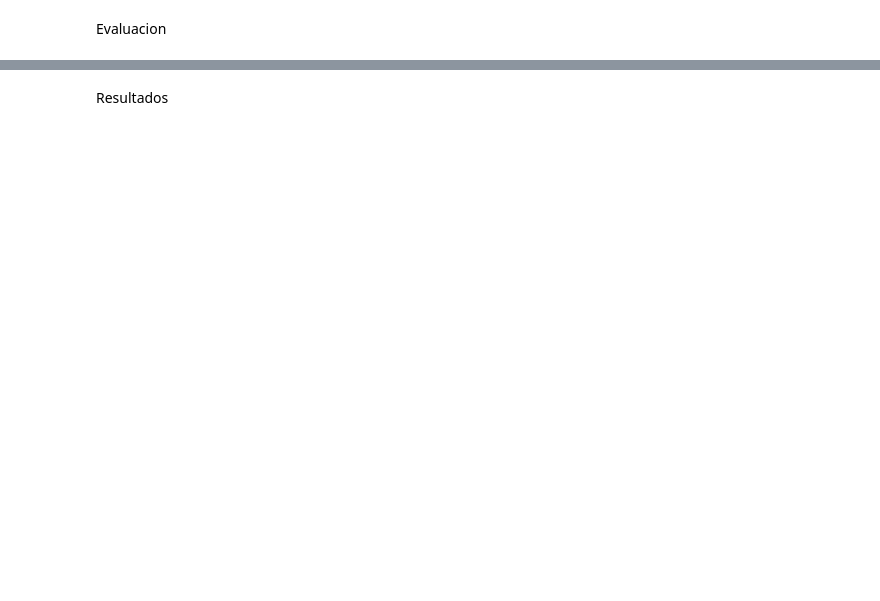
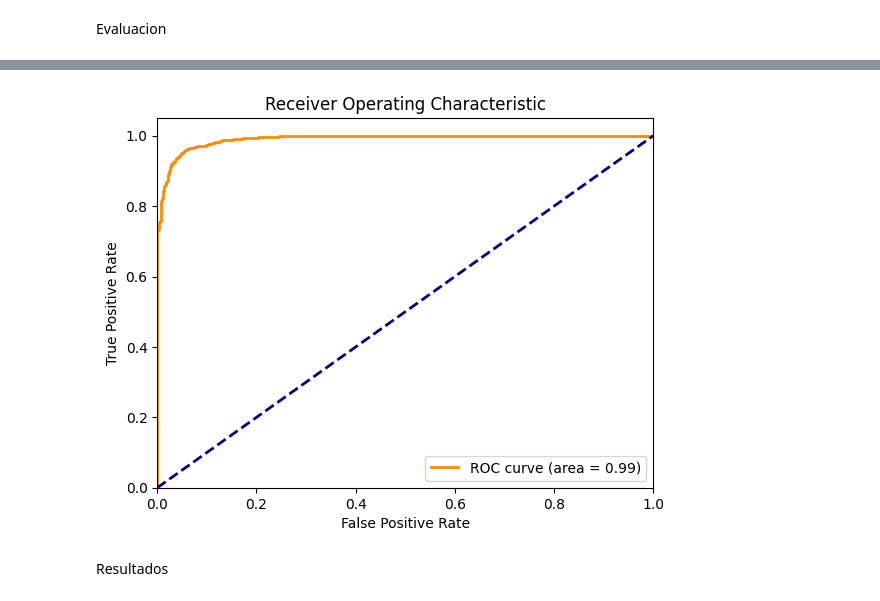
Before and after one commit to AndrikSJD/Lab5IA, a Jupyter notebook: Lab5AndrikRonald.ipynb, the cells around one changed output, grey strips where cells are left out. Drawn from its saved outputs; the diff is of its cells as text; code cells hidden in the pictures; blank space fills up the shorter version.

Commit message:
curva roc added

```diff
--- a/Lab5AndrikRonald.ipynb
+++ b/Lab5AndrikRonald.ipynb
@@ -194 +192,34 @@ Test Loss: 0.1465606838464737
 Test Accuracy: 0.9516556262969971
+# %%
+from sklearn.metrics import roc_curve, auc
+# Get the true labels and predicted probabilities for the test data
+true_labels = []
+predicted_probabilities = []
+
+for images, labels in val_ds:
+    true_labels.extend(labels.numpy())  # Agregar las etiquetas verdaderas a la lista
+    predicted_probabilities.extend(model.predict(images))  # Agregar las probabilidades predichas
+
+true_labels = np.array(true_labels)
+predicted_probabilities = np.array(predicted_probabilities)
+
+# Si las etiquetas son codificadas one-hot, convierte a la forma unidimensional
+if len(true_labels.shape) > 1:
+    true_labels = np.argmax(true_labels, axis=1)
+
+# Calcular la curva ROC
+fpr, tpr, thresholds = roc_curve(true_labels, predicted_probabilities[:, 1])  # Solo necesitas las probabilidades para la clase positiva
+roc_auc = auc(fpr, tpr)
+
+# Plotear la curva ROC
+plt.figure()
+plt.plot(fpr, tpr, color='darkorange', lw=2, label='ROC curve (area = %0.2f)' % roc_auc)
+plt.plot([0, 1], [0, 1], color='navy', lw=2, linestyle='--')
+plt.xlim([0.0, 1.0])
+plt.ylim([0.0, 1.05])
+plt.xlabel('False Positive Rate')
+plt.ylabel('True Positive Rate')
+plt.title('Receiver Operating Characteristic')
+plt.legend(loc="lower right")
+plt.show()
+# %% [output]
@@ -195,2 +243,3 @@ Test Accuracy: 0.9516556262969971
+[figure, added]
 # %% [markdown]
 Resultados
```
Also changed, not shown: parts of 4 cells of this notebook.
